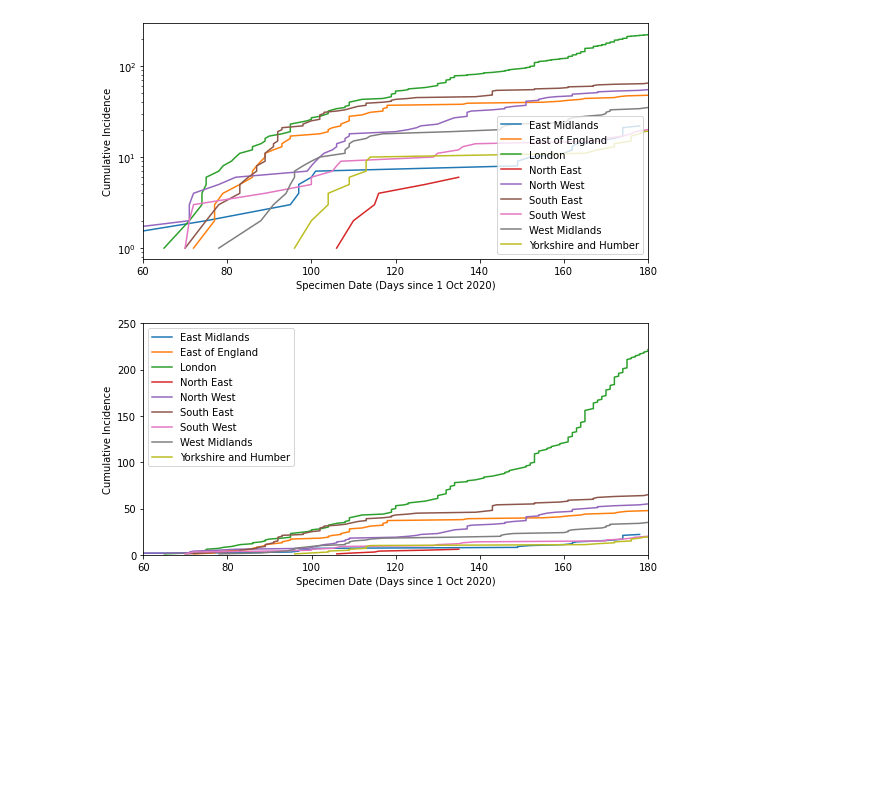
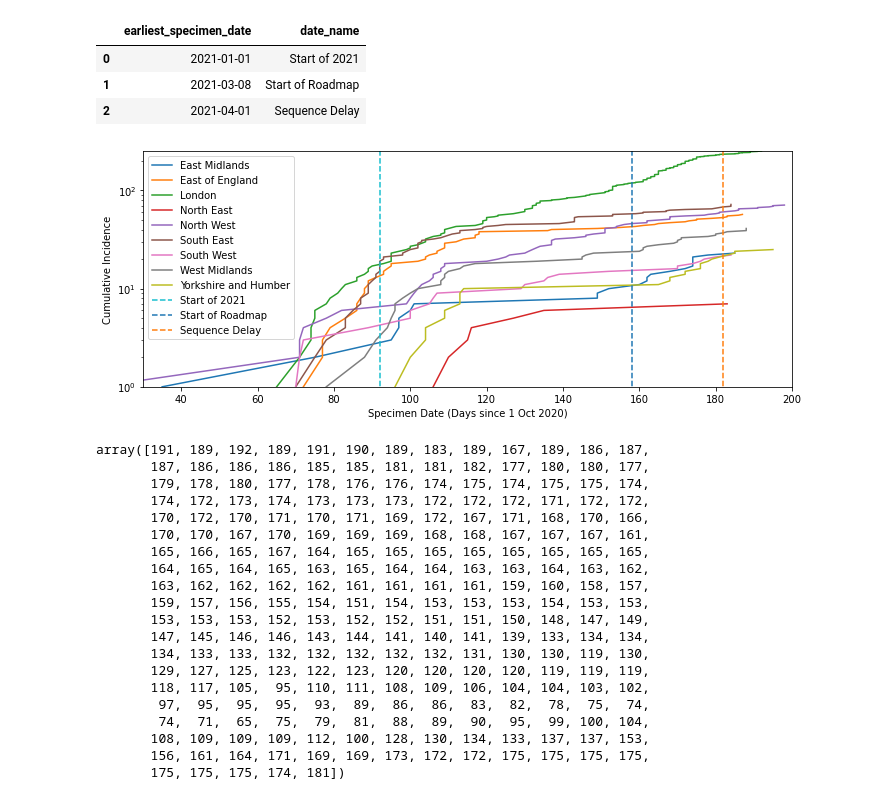
Before and after one commit to JCurran-Sebastian/BPs_for_VoC, a Jupyter notebook: voc_data.ipynb, the cells around one changed output. Cells and saved outputs as stored; diff of their text form; code cells hidden in the pictures; blank space fills up the shorter version.

Commit message:
Started work on pwexp fit

```diff
--- a/voc_data.ipynb
+++ b/voc_data.ipynb
@@ -20,3 +43,3 @@ df.dropna(subset=['earliest_specimen_date'],inplace=True)
 # %%
 def todays(x):
-    return np.array((pd.to_datetime(x['earliest_specimen_date'], format='%d/%m/%Y') - pd.Timestamp("2020-10-01")) // pd.Timedelta('1D'))
+    return np.array((pd.to_datetime(x['earliest_specimen_date'], format='%Y-%m-%d') - pd.Timestamp("2020-10-01")) // pd.Timedelta('1D'))
@@ -25,12 +45,0 @@ dfg = df.groupby('exposure_type').apply(todays)
-# %%
-plt.figure(figsize=(8,4))
-for i in range(0,len(dfg.index)):
-    x = dfg[i]
-    plt.plot(np.sort(x),np.arange(1,len(x)+1),label=dfg.index[i])
-plt.legend()
-plt.xlabel('Specimen Date (Days since 1 Oct 2020)')
-plt.ylabel('Cumulative Incidence')
-plt.ylim([0,300])
-plt.xlim([60,180])
-plt.tight_layout()
-#plt.savefig('./voc_c.pdf')
@@ -42,2 +45,0 @@ plt.tight_layout()
-# %%
-x = df.apply(todays,axis=1)
@@ -227,30 +60,58 @@ plt.tight_layout()
+# %%
+keydates = pd.DataFrame([
+    ['2021-01-01','Start of 2021'],
+    ['2021-03-08','Start of Roadmap'],
+    ['2021-04-01','Sequence Delay'],
+],columns=['earliest_specimen_date','date_name'])
+#rmd = todays(roadmap)
+keydates
+# %% [output]
+|  | earliest_specimen_date | date_name |
+| 0 | 2021-01-01 | Start of 2021 |
+| 1 | 2021-03-08 | Start of Roadmap |
+| 2 | 2021-04-01 | Sequence Delay |
 # %%
 dfr = df.groupby('PHEC_name').apply(todays)
 # %%
-plt.figure(figsize=(8,4))
+plt.figure(figsize=(10,4))
 for i in range(0,len(dfr.index)):
     x = dfr[i]
     plt.plot(np.sort(x),np.arange(1,len(x)+1),label=dfr.index[i])
+for i, d in keydates.iterrows():
+    plt.plot(todays(d)*np.ones(2),np.array([0,250]),ls='--',label=d.date_name)
 plt.legend()
 plt.xlabel('Specimen Date (Days since 1 Oct 2020)')
 plt.ylabel('Cumulative Incidence')
-plt.xlim([60,180])
+plt.xlim([30,200])
+plt.ylim([1,250])
 plt.yscale('log')
 plt.tight_layout()
 #plt.savefig('./voc_region_log.pdf')
 # %% [output]
-[figure, old version]
+[figure, new version]
-# %%
-plt.figure(figsize=(8,4))
-for i in range(0,len(dfr.index)):
-    x = dfr[i]
-    plt.plot(np.sort(x),np.arange(1,len(x)+1),label=dfr.index[i])
-plt.legend()
-plt.xlabel('Specimen Date (Days since 1 Oct 2020)')
-plt.ylabel('Cumulative Incidence')
-plt.ylim([0,250])
-plt.xlim([60,180])
-plt.tight_layout()
-#plt.savefig('./voc_region_lin.pdf')
-# %% [output]
-[figure, removed]
+# %%
+# From the above, only London seems to exhibit exponential growth so look at that
+li = np.argwhere(dfr.index == 'London')[0]
+x = dfr[li].values[0]
+x
+# %% [output]
+array([191, 189, 192, 189, 191, 190, 189, 183, 189, 167, 189, 186, 187,
+       187, 186, 186, 186, 185, 185, 181, 181, 182, 177, 180, 180, 177,
+       179, 178, 180, 177, 178, 176, 176, 174, 175, 174, 175, 175, 174,
+       174, 172, 173, 174, 173, 173, 173, 172, 172, 172, 171, 172, 172,
+       170, 172, 170, 171, 170, 171, 169, 172, 167, 171, 168, 170, 166,
+       170, 170, 167, 170, 169, 169, 169, 168, 168, 167, 167, 167, 161,
+       165, 166, 165, 167, 164, 165, 165, 165, 165, 165, 165, 165, 165,
+       164, 165, 164, 165, 163, 165, 164, 164, 163, 163, 164, 163, 162,
+       163, 162, 162, 162, 162, 161, 161, 161, 161, 159, 160, 158, 157,
+       159, 157, 156, 155, 154, 151, 154, 153, 153, 153, 154, 153, 153,
+       153, 153, 153, 152, 153, 152, 152, 151, 151, 150, 148, 147, 149,
+       147, 145, 146, 146, 143, 144, 141, 140, 141, 139, 133, 134, 134,
+       134, 133, 133, 132, 132, 132, 132, 132, 131, 130, 130, 119, 130,
+       129, 127, 125, 123, 122, 123, 120, 120, 120, 120, 119, 119, 119,
+       118, 117, 105,  95, 110, 111, 108, 109, 106, 104, 104, 103, 102,
+        97,  95,  95,  95,  93,  89,  86,  86,  83,  82,  78,  75,  74,
+        74,  71,  65,  75,  79,  81,  88,  89,  90,  95,  99, 100, 104,
+       108, 109, 109, 109, 112, 100, 128, 130, 134, 133, 137, 137, 153,
+       156, 161, 164, 171, 169, 169, 173, 172, 172, 175, 175, 175, 175,
+       175, 175, 175, 174, 181])
```
Also changed, not shown: parts of 26 cells of this notebook.
